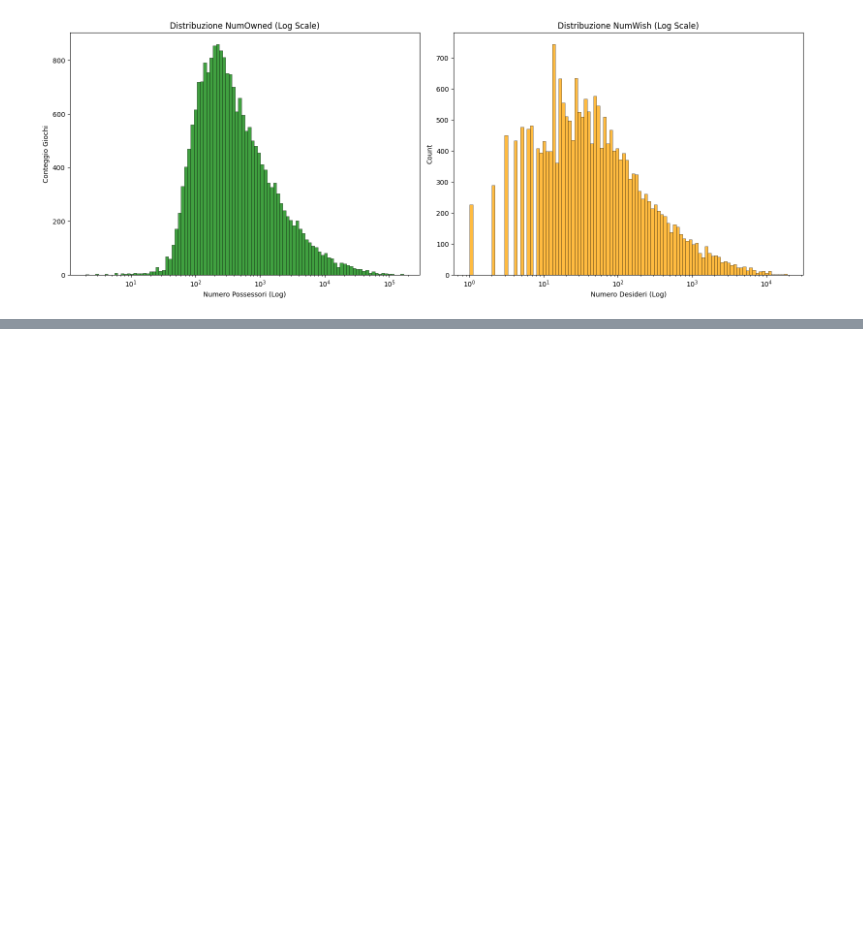
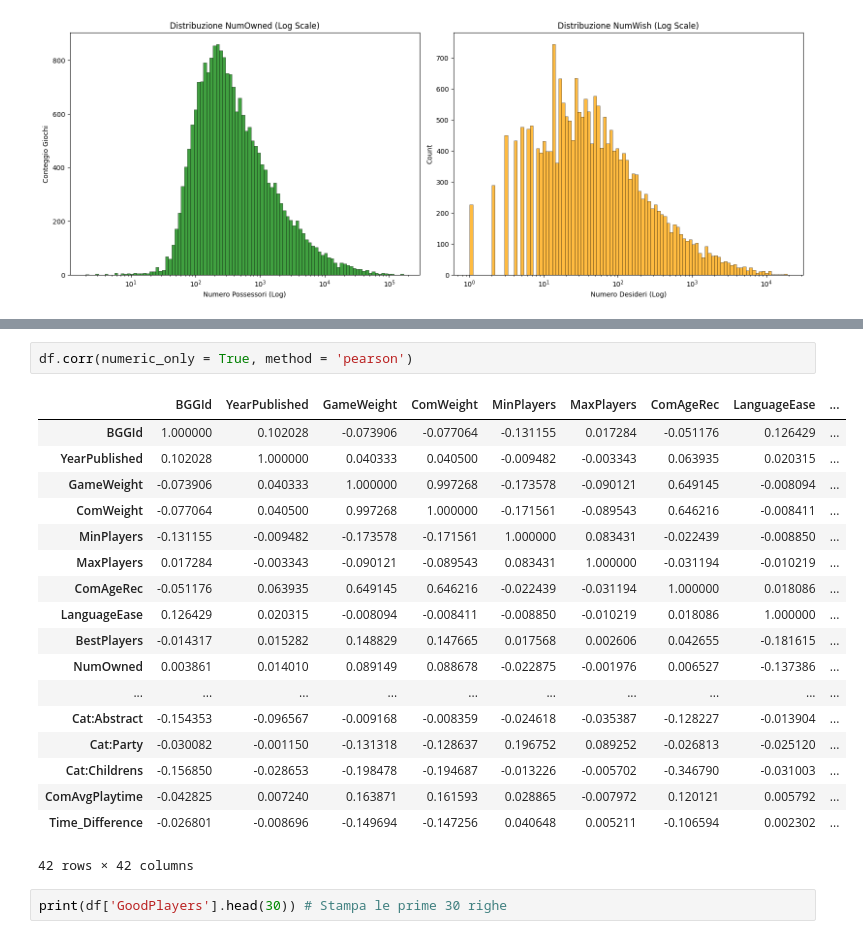
Before and after one commit to iamalessiastocco/dm1-project-boardgames, a Jupyter notebook: notebook/01_data_understanding.ipynb, the cells around one changed output, grey strips where cells are left out. Drawn from its saved outputs; the diff is of its cells as text; blank space fills up the shorter version.

```diff
--- a/notebook/01_data_understanding.ipynb
+++ b/notebook/01_data_understanding.ipynb
@@ -463,0 +477,23 @@ plt.show()
+# %%
+df.corr(numeric_only = True, method = 'pearson')
+# %% [output]
+|  | BGGId | YearPublished | GameWeight | ComWeight | MinPlayers | MaxPlayers | ComAgeRec | LanguageEase | ... |
+| BGGId | 1.000000 | 0.102028 | -0.073906 | -0.077064 | -0.131155 | 0.017284 | -0.051176 | 0.126429 | ... |
+| YearPublished | 0.102028 | 1.000000 | 0.040333 | 0.040500 | -0.009482 | -0.003343 | 0.063935 | 0.020315 | ... |
+| GameWeight | -0.073906 | 0.040333 | 1.000000 | 0.997268 | -0.173578 | -0.090121 | 0.649145 | -0.008094 | ... |
+| ComWeight | -0.077064 | 0.040500 | 0.997268 | 1.000000 | -0.171561 | -0.089543 | 0.646216 | -0.008411 | ... |
+| MinPlayers | -0.131155 | -0.009482 | -0.173578 | -0.171561 | 1.000000 | 0.083431 | -0.022439 | -0.008850 | ... |
+| MaxPlayers | 0.017284 | -0.003343 | -0.090121 | -0.089543 | 0.083431 | 1.000000 | -0.031194 | -0.010219 | ... |
+| ComAgeRec | -0.051176 | 0.063935 | 0.649145 | 0.646216 | -0.022439 | -0.031194 | 1.000000 | 0.018086 | ... |
+| LanguageEase | 0.126429 | 0.020315 | -0.008094 | -0.008411 | -0.008850 | -0.010219 | 0.018086 | 1.000000 | ... |
+| BestPlayers | -0.014317 | 0.015282 | 0.148829 | 0.147665 | 0.017568 | 0.002606 | 0.042655 | -0.181615 | ... |
+| NumOwned | 0.003861 | 0.014010 | 0.089149 | 0.088678 | -0.022875 | -0.001976 | 0.006527 | -0.137386 | ... |
+| ... | ... | ... | ... | ... | ... | ... | ... | ... | ... |
+| Cat:Abstract | -0.154353 | -0.096567 | -0.009168 | -0.008359 | -0.024618 | -0.035387 | -0.128227 | -0.013904 | ... |
+| Cat:Party | -0.030082 | -0.001150 | -0.131318 | -0.128637 | 0.196752 | 0.089252 | -0.026813 | -0.025120 | ... |
+| Cat:Childrens | -0.156850 | -0.028653 | -0.198478 | -0.194687 | -0.013226 | -0.005702 | -0.346790 | -0.031003 | ... |
+| ComAvgPlaytime | -0.042825 | 0.007240 | 0.163871 | 0.161593 | 0.028865 | -0.007972 | 0.120121 | 0.005792 | ... |
+| Time_Difference | -0.026801 | -0.008696 | -0.149694 | -0.147256 | 0.040648 | 0.005211 | -0.106594 | 0.002302 | ... |
+42 rows × 42 columns
+# %%
+print(df['GoodPlayers'].head(30)) # Stampa le prime 30 righe
```
Also changed, not shown: parts of 4 cells of this notebook, 1 other file.
